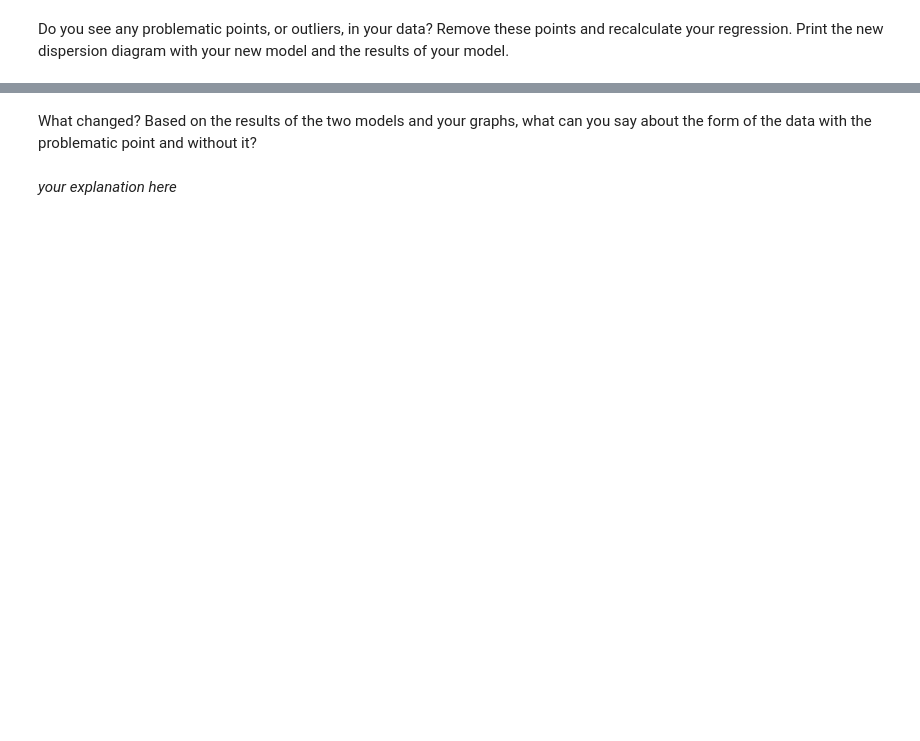
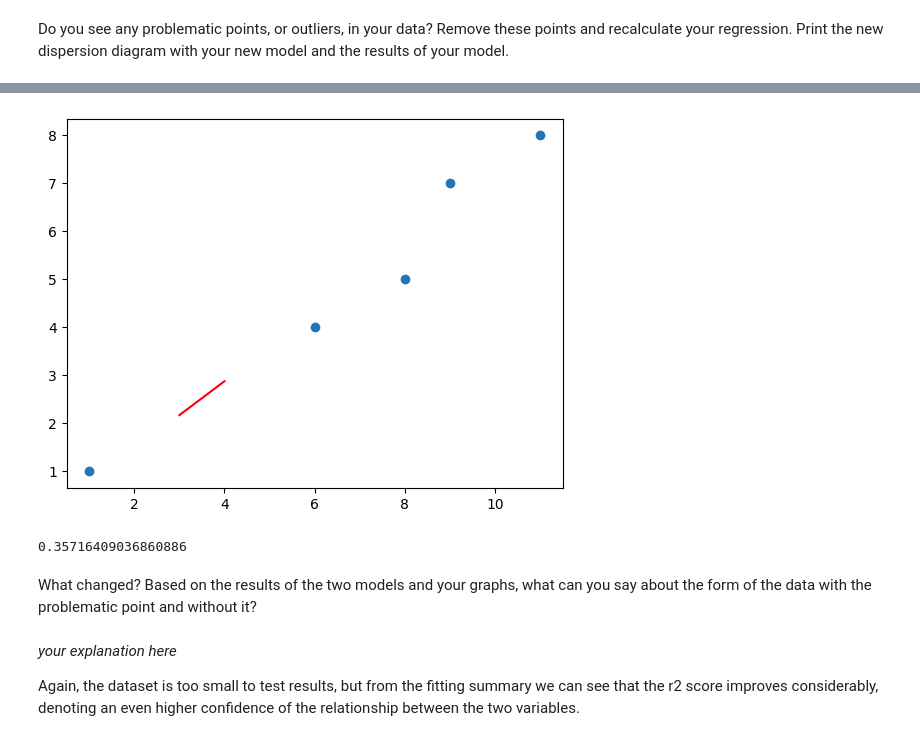
Before and after one commit to ironhack-labs/lab-regression-analysis-en, a Jupyter notebook: your-code/lab-regression-analysis.ipynb, the cells around one changed output, grey strips where cells are left out. Cells and saved outputs as stored; diff of their text form; code cells hidden in the pictures; blank space fills up the shorter version.

```diff
--- a/your-code/lab-regression-analysis.ipynb
+++ b/your-code/lab-regression-analysis.ipynb
@@ -348,4 +450,19 @@ Do you see any problematic points, or outliers, in your data? Remove these point
+# %%
+predictions2 = lm2.predict(test_df2)
+
+plt.scatter(train_df2['X'], train_df2['Y'])
+plt.plot(test_df2['X'], predictions2, color='red')
+plt.show()
+# %% [output]
+[figure, added]
+# %%
+r2_score(test_df2.Y, predictions2)
+# %% [output]
+0.35716409036860886
 # %% [markdown]
 What changed? Based on the results of the two models and your graphs, what can you say about the form of the data with the problematic point and without it?
-# %% [markdown]
-*your explanation here*
+# %% [markdown]
+*your explanation here*
+
+Again, the dataset is too small to test results, but from the fitting summary we
+can see that the r2 score improves considerably, denoting an even higher confidence of the relationship between the two variables.
```
Also changed, not shown: parts of 15 cells of this notebook.
